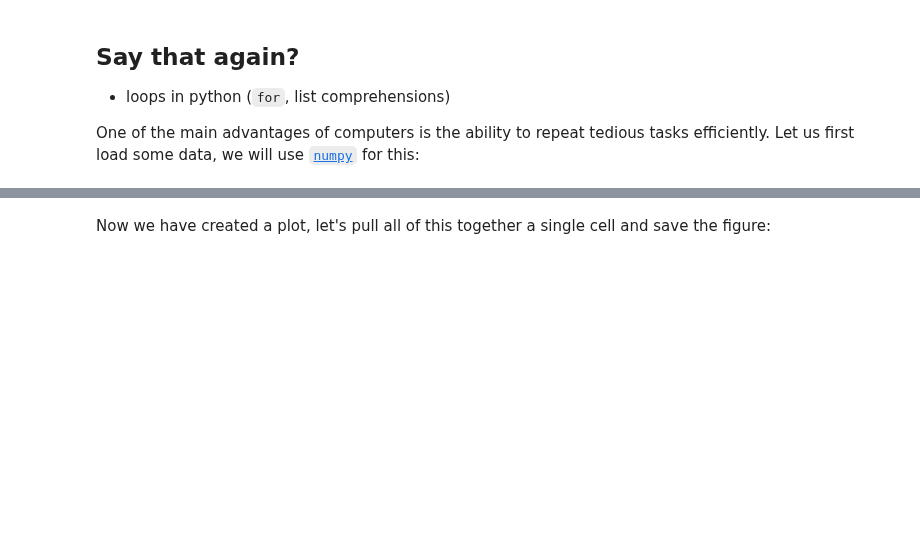
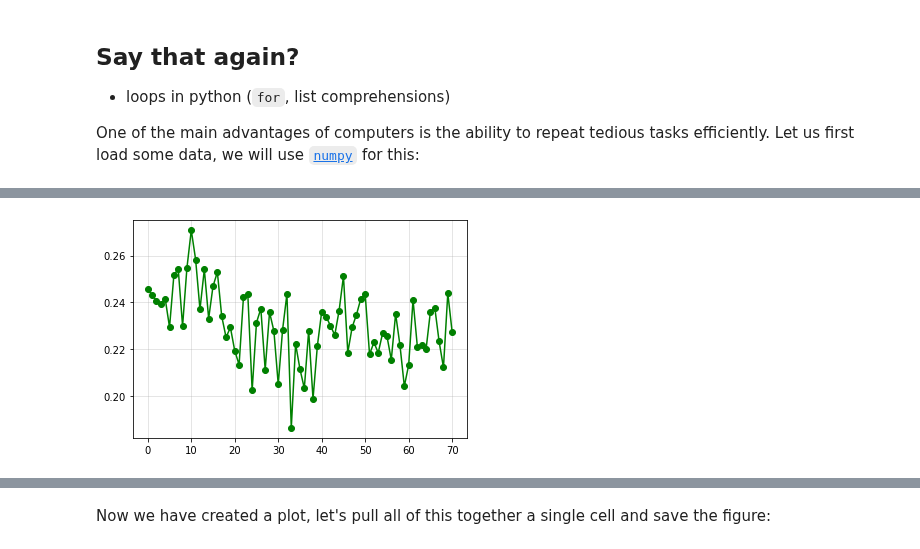
Before and after one commit to Zabamund/T22_getting_started, a Jupyter notebook: Intro_to_Python_T22_live.ipynb, the cells around one changed output, grey strips where cells are left out. Cells and saved outputs as stored; diff of their text form; code cells hidden in the pictures; blank space fills up the shorter version.

```diff
--- a/Intro_to_Python_T22_live.ipynb
+++ b/Intro_to_Python_T22_live.ipynb
@@ -210,0 +625,5 @@ import matplotlib.pyplot as plt
+# %%
+plt.plot(nphi, 'o-', c='g')
+plt.grid(alpha=.4)
+# %% [output]
+[figure, added]
```
Also changed, not shown: parts of 95 cells of this notebook.
